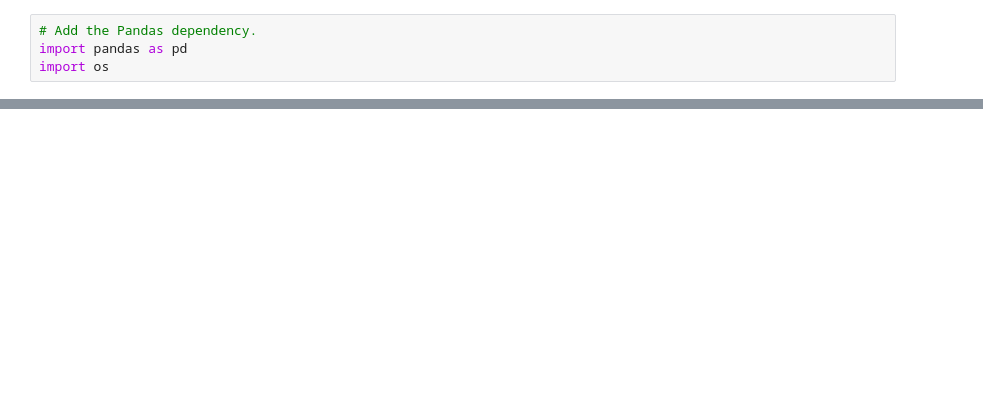
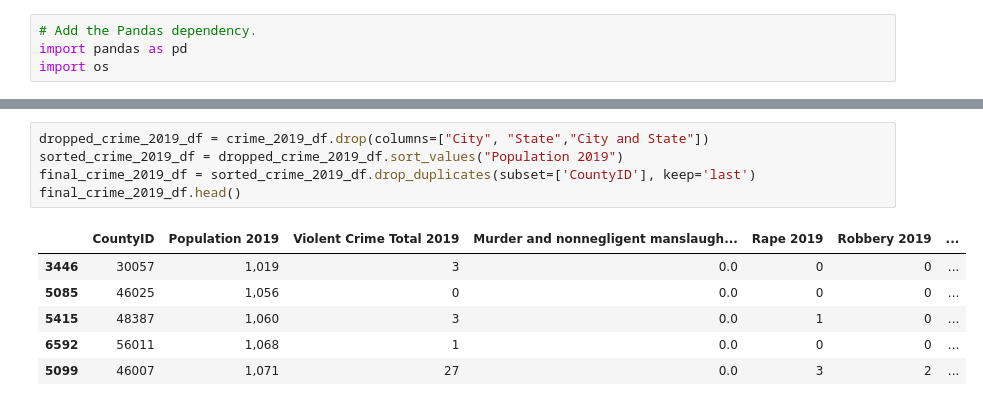
Before and after one commit to HarryWightJr/final_project, a Jupyter notebook: final_project.ipynb, the cells around one changed output, grey strips where cells are left out. Drawn from its saved outputs; the diff is of its cells as text; blank space fills up the shorter version.

```diff
--- a/final_project.ipynb
+++ b/final_project.ipynb
@@ -22,0 +25,12 @@ crime_2019_df.head()
+# %%
+dropped_crime_2019_df = crime_2019_df.drop(columns=["City", "State","City and State"])
+sorted_crime_2019_df = dropped_crime_2019_df.sort_values("Population 2019")
+final_crime_2019_df = sorted_crime_2019_df.drop_duplicates(subset=['CountyID'], keep='last')
+final_crime_2019_df.head()
+# %% [output]
+|  | CountyID | Population 2019 | Violent Crime Total 2019 | Murder and nonnegligent manslaugh... | Rape 2019 | Robbery 2019 | ... |
+| 3446 | 30057 | 1,019 | 3 | 0.0 | 0 | 0 | ... |
+| 5085 | 46025 | 1,056 | 0 | 0.0 | 0 | 0 | ... |
+| 5415 | 48387 | 1,060 | 3 | 0.0 | 1 | 0 | ... |
+| 6592 | 56011 | 1,068 | 1 | 0.0 | 0 | 0 | ... |
+| 5099 | 46007 | 1,071 | 27 | 0.0 | 3 | 2 | ... |
```
Also changed, not shown: parts of 23 cells of this notebook.
